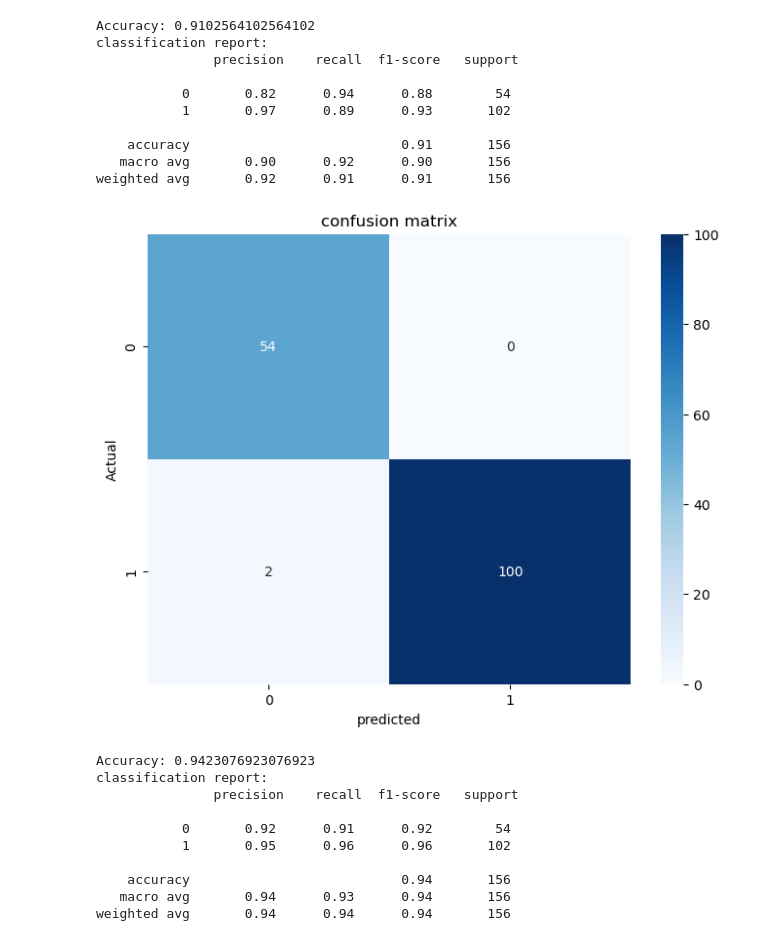
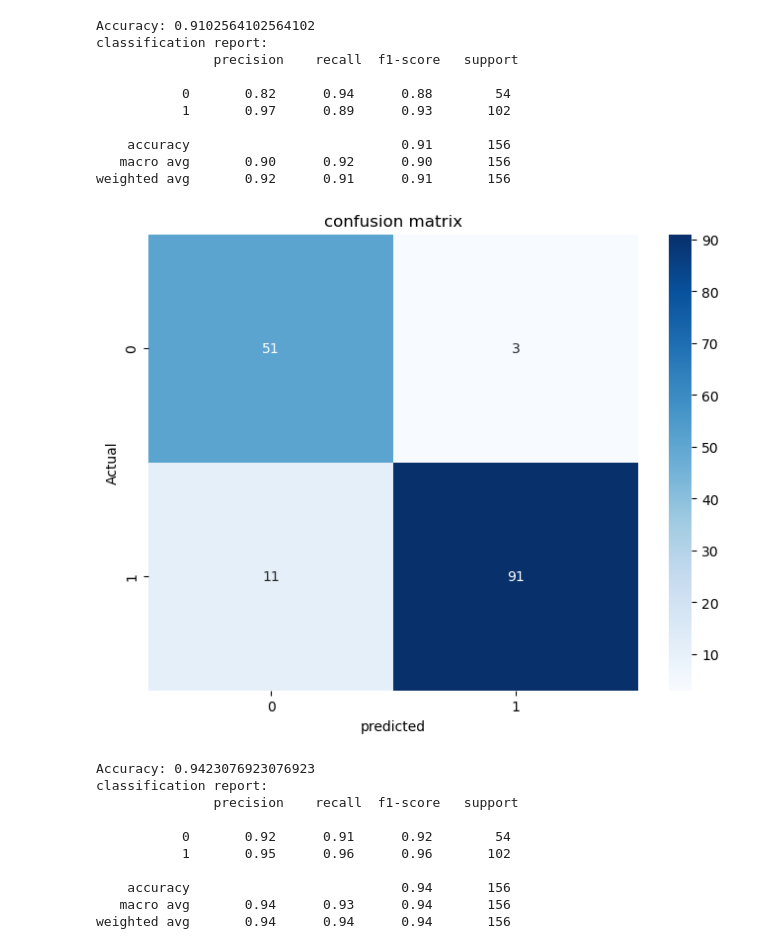
Before and after one commit to neha-13-7531/Diabetes-prediction, a Jupyter notebook: Diabetes prediction.ipynb, the cells around one changed output. Cells and saved outputs as stored; diff of their text form; code cells hidden in the pictures.

```diff
--- a/Diabetes prediction.ipynb
+++ b/Diabetes prediction.ipynb
@@ -6,7 +6,7 @@ import pandas as pd   # pandas for loading dataset and data manipulation
 import matplotlib.pyplot as plt  # matplotlib use to visulization
 import seaborn as sns  # seaborn use for advance visulization
 # %%
-df=pd.read_csv("C:\\Users\\Abc\\Downloads\\diabetes_data_upload.csv") # load data set
+df=pd.read_csv("C:\\Users\\Abc\\Downloads\\diabetes_data_upload (1).csv") # load data set
 df
 # %% [output]
 |  | Age | Gender | Polyuria | Polydipsia | sudden weight loss | weakness | Polyphagia | Genital thrush | ... |
@@ -1008,10 +1003,10 @@ from sklearn.neighbors import KNeighborsClassifier
 from sklearn.metrics import classification_report,accuracy_score,confusion_matrix
 kn_model=KNeighborsClassifier()
 kn_model.fit(X_train,y_train)
-y_pred=kn_model.predict(X_test)
-accuracy=accuracy_score(y_test,y_pred)
+y_pred_knn=kn_model.predict(X_test)
+accuracy=accuracy_score(y_test,y_pred_knn)
 print("Accuracy:",accuracy)
-classification_rep=classification_report(y_test,y_pred)
+classification_rep=classification_report(y_test,y_pred_knn)
 print("classification report:\n",classification_rep)
 # %% [output]
 Accuracy: 0.9102564102564102
@@ -1026,15 +1021,15 @@ classification report:
 weighted avg       0.92      0.91      0.91       156
 # %%
 #confusion matrix for kNN
-cm=confusion_matrix(y_test,y_pred)
+cm=confusion_matrix(y_test,y_pred_knn)
 plt.figure(figsize=(8,6))
 sns.heatmap(cm,annot=True,fmt='d',cmap='Blues',xticklabels=['0','1'],yticklabels=['0','1'])
 plt.title("confusion matrix")
 plt.xlabel("predicted")
 plt.ylabel("Actual")
 plt.show()
 # %% [output]
-[figure, old version]
+[figure, new version]
 # %%
 # SVC
 from sklearn.svm import SVC
```
Also changed, not shown: parts of 16 cells of this notebook.
